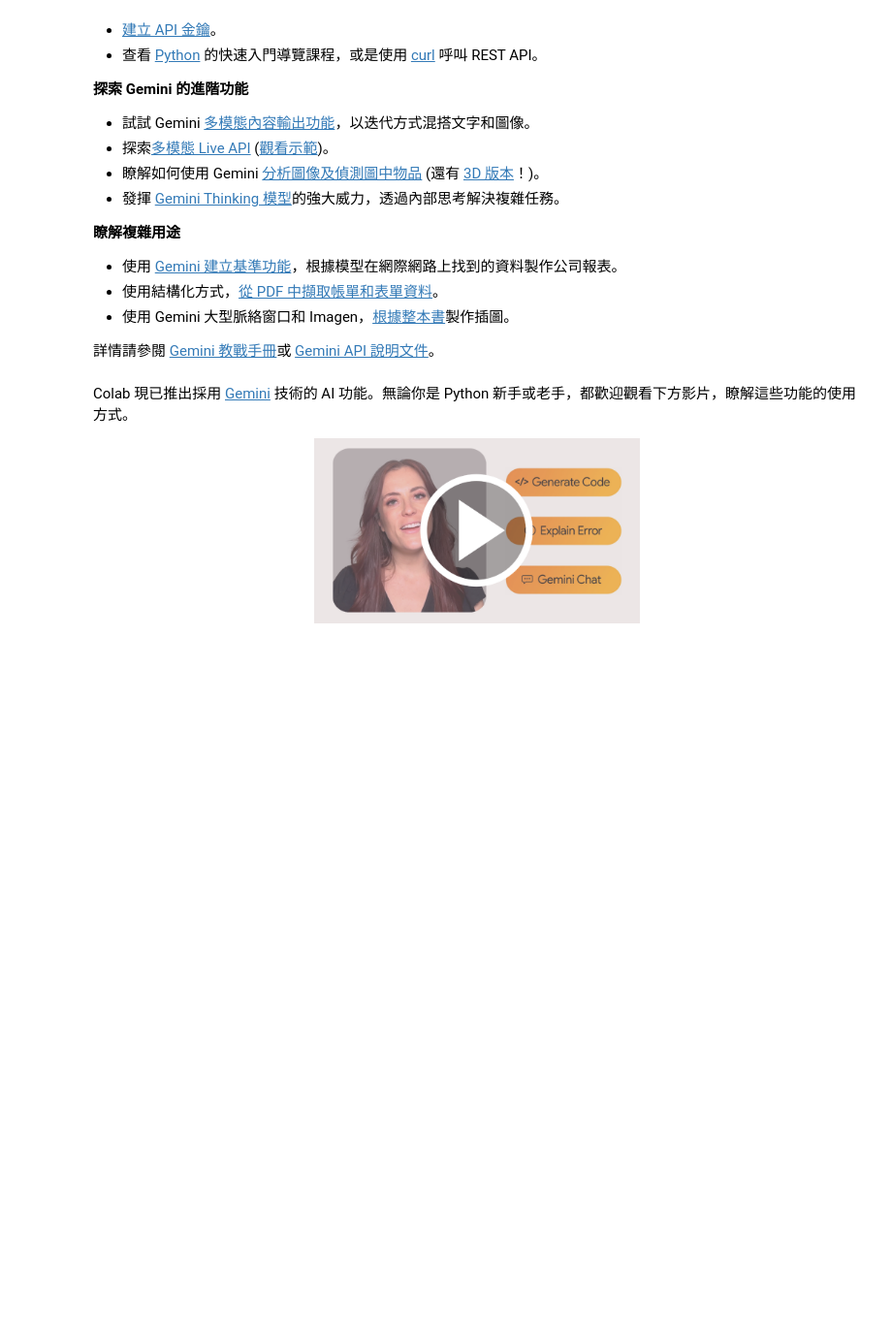
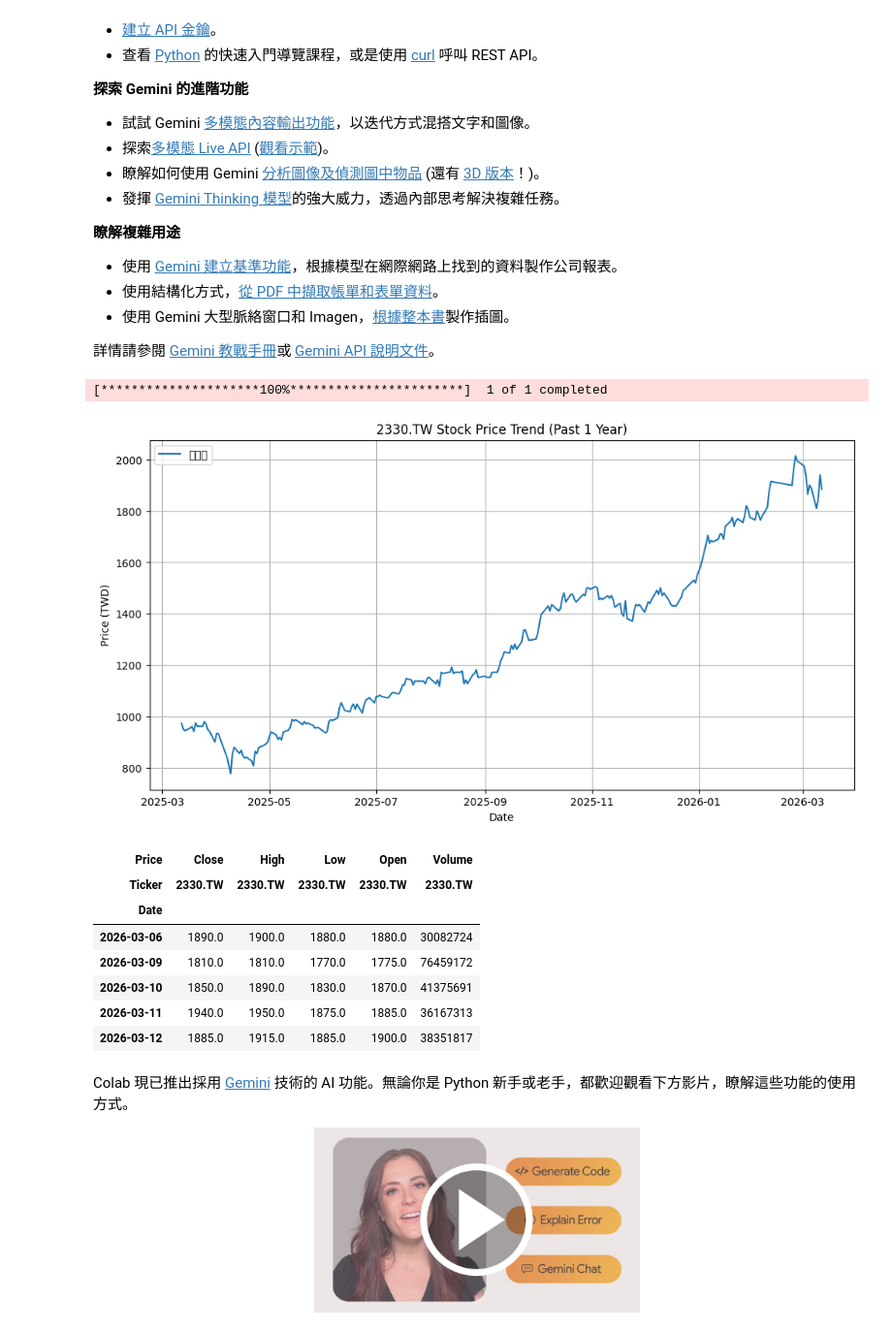
Before and after one commit to ngothiluong624-hub/grammar, a Jupyter notebook: 歡迎使用_Colab.ipynb, the cells around one changed output. Shown at 97% size. Drawn from its saved outputs; the diff is of its cells as text; code cells hidden in the pictures; blank space fills up the shorter version.

```diff
--- a/歡迎使用_Colab.ipynb
+++ b/歡迎使用_Colab.ipynb
@@ -51,3 +53,37 @@ response = ai.generate_text("What is the capital of France?")
+# %%
+import yfinance as yf
+import matplotlib.pyplot as plt
+import pandas as pd
+
+# 設定股票代碼，台積電在台股的代碼是 2330.TW
+ticker = '2330.TW'
+
+# 獲取過去一年的數據
+data = yf.download(ticker, period='1y')
+
+# 繪製走勢圖
+plt.figure(figsize=(12, 6))
+plt.plot(data['Close'], label='收盤價')
+plt.title(f'{ticker} Stock Price Trend (Past 1 Year)')
+plt.xlabel('Date')
+plt.ylabel('Price (TWD)')
+plt.legend()
+plt.grid(True)
+plt.show()
+
+# 顯示最近幾天的數據
+display(data.tail())
+# %% [output]
+[*********************100%***********************]  1 of 1 completed
+[figure, added]
+| Price | Close | High | Low | Open | Volume |
+| Ticker | 2330.TW | 2330.TW | 2330.TW | 2330.TW | 2330.TW |
+| Date |  |  |  |  |  |
+| 2026-03-06 | 1890.0 | 1900.0 | 1880.0 | 1880.0 | 30082724 |
+| 2026-03-09 | 1810.0 | 1810.0 | 1770.0 | 1775.0 | 76459172 |
+| 2026-03-10 | 1850.0 | 1890.0 | 1830.0 | 1870.0 | 41375691 |
+| 2026-03-11 | 1940.0 | 1950.0 | 1875.0 | 1885.0 | 36167313 |
+| 2026-03-12 | 1885.0 | 1915.0 | 1885.0 | 1900.0 | 38351817 |
 # %% [markdown]
 Colab 現已推出採用 <a href="https://gemini.google.com">Gemini</a> 技術的 AI 功能。無論你是 Python 新手或老手，都歡迎觀看下方影片，瞭解這些功能的使用方式。
 
```
Also changed, not shown: parts of 10 cells of this notebook.
